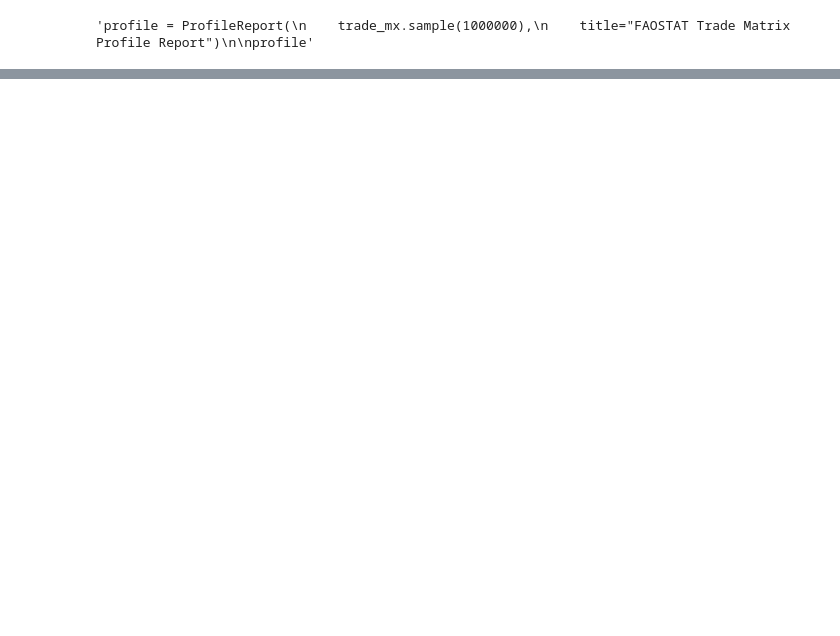
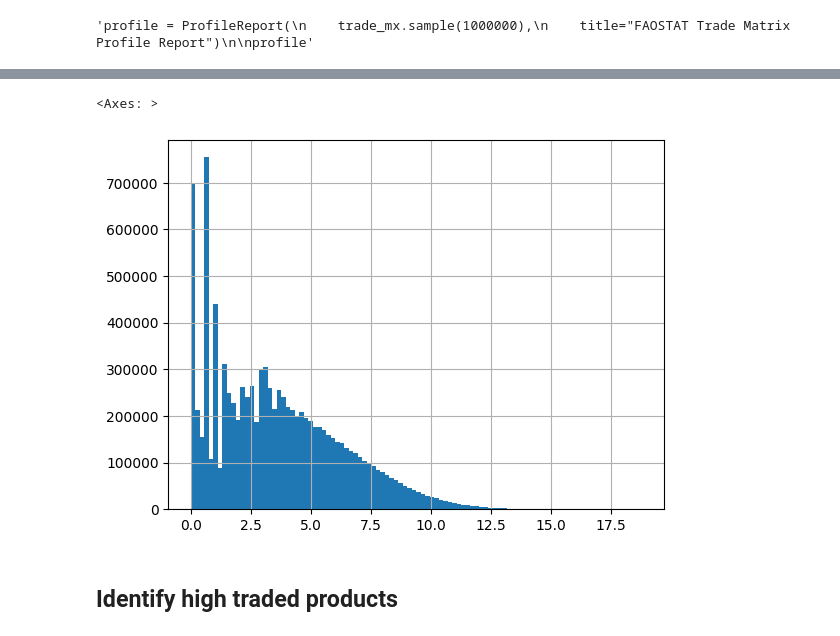
Before and after one commit to ezemriv/FAO-Food-CO2-Footprint, a Jupyter notebook: food_trading/01_trade_matrix_first_analysis.ipynb, the cells around one changed output, grey strips where cells are left out. Cells and saved outputs as stored; diff of their text form; code cells hidden in the pictures; blank space fills up the shorter version.

```diff
--- a/food_trading/01_trade_matrix_first_analysis.ipynb
+++ b/food_trading/01_trade_matrix_first_analysis.ipynb
@@ -51,0 +76,7 @@ profile"""
+# %%
+np.log(trade_mx2['Value']+1).hist(bins=100)
+# %% [output]
+<Axes: >
+[figure, added]
+# %% [markdown]
+## Identify high traded products
```
Also changed, not shown: parts of 25 cells of this notebook, 5 other files.
